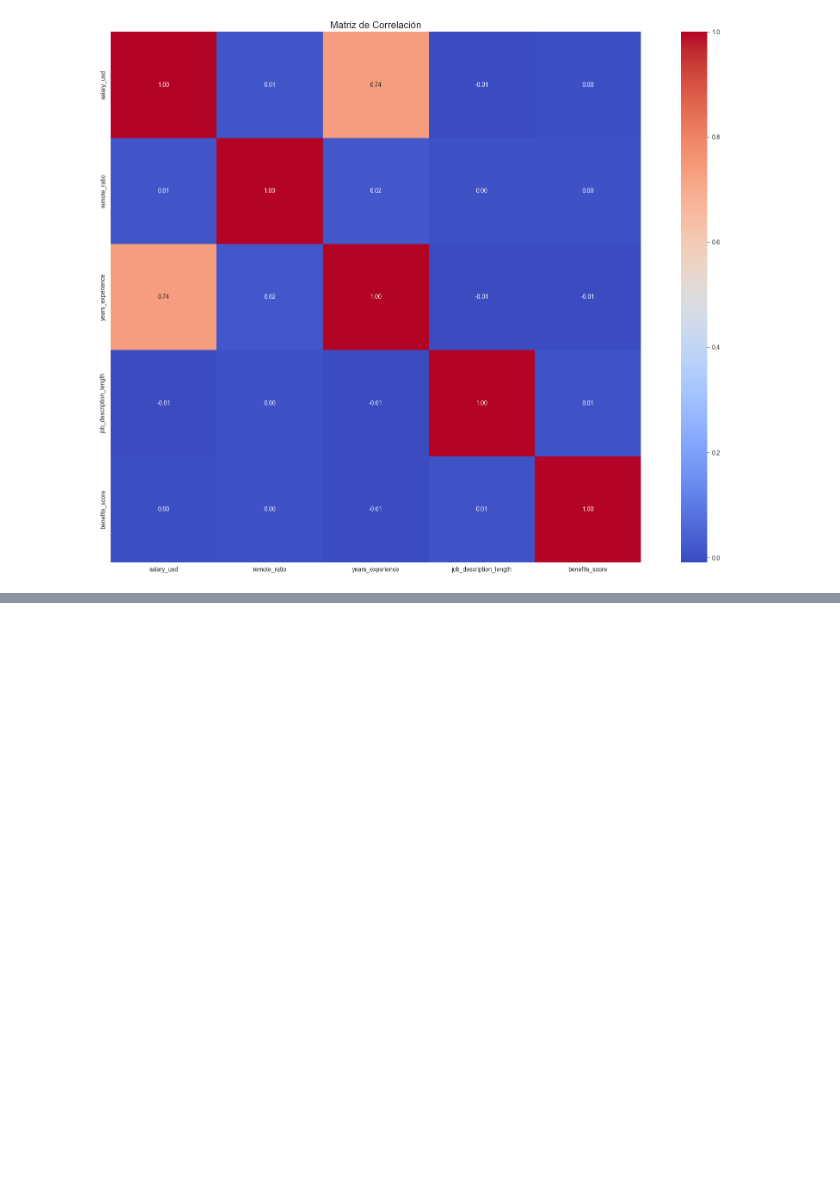
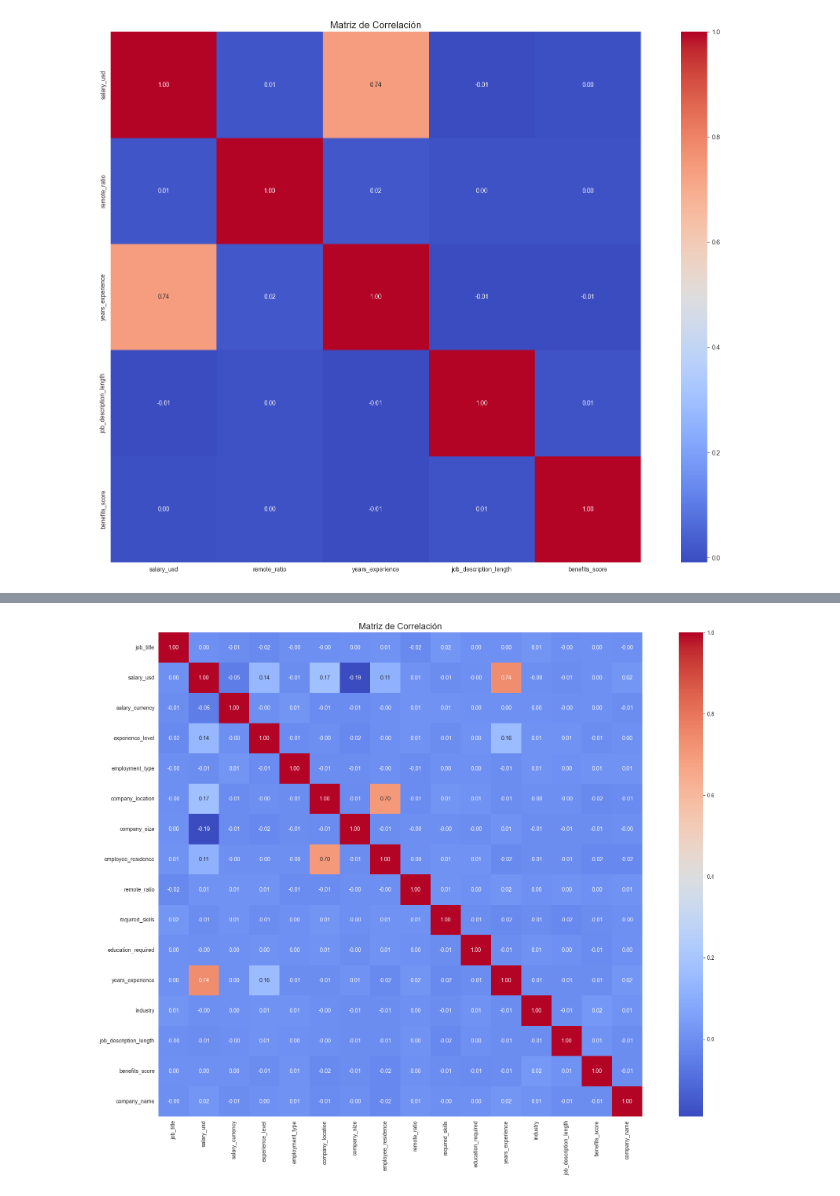
Before and after one commit to Wilmar21/Global_IA_Job_Market_Analysis, a Jupyter notebook: JobsIA.ipynb, the cells around one changed output, grey strips where cells are left out. Saved outputs shown, nothing was run; the diff lists cells and outputs as text; code cells hidden in the pictures; blank space fills up the shorter version.

```diff
--- a/JobsIA.ipynb
+++ b/JobsIA.ipynb
@@ -301,0 +365,19 @@ plt.show()
+# %%
+# Convertir Columnas categoricas a columnas numericas para poder interpretar su correlación
+jobsDatasetClean['job_title'] = encoder.fit_transform(jobsDatasetClean['job_title'])
+jobsDatasetClean['employment_type'] = encoder.fit_transform(jobsDatasetClean['employment_type'])
+jobsDatasetClean['company_location'] = encoder.fit_transform(jobsDatasetClean['company_location'])
+jobsDatasetClean['industry'] = encoder.fit_transform(jobsDatasetClean['industry'])
+jobsDatasetClean['education_required'] = encoder.fit_transform(jobsDatasetClean['education_required'])
+jobsDatasetClean['experience_level'] = encoder.fit_transform(jobsDatasetClean['experience_level'])
+jobsDatasetClean['company_size'] = encoder.fit_transform(jobsDatasetClean['company_size'])
+
+# Calcular la matriz de correlación
+numeric_df = jobsDatasetClean.select_dtypes(include=['float64', 'int64'])
+correlation_matrix = numeric_df.corr()
+plt.figure(figsize=(24, 16))
+sns.heatmap(correlation_matrix, annot=True, fmt='.2f', cmap='coolwarm', square=True)
+plt.title('Matriz de Correlación', fontsize=16)
+plt.show()
+# %% [output]
+[figure, added]
```
Also changed, not shown: parts of 3 cells of this notebook.
